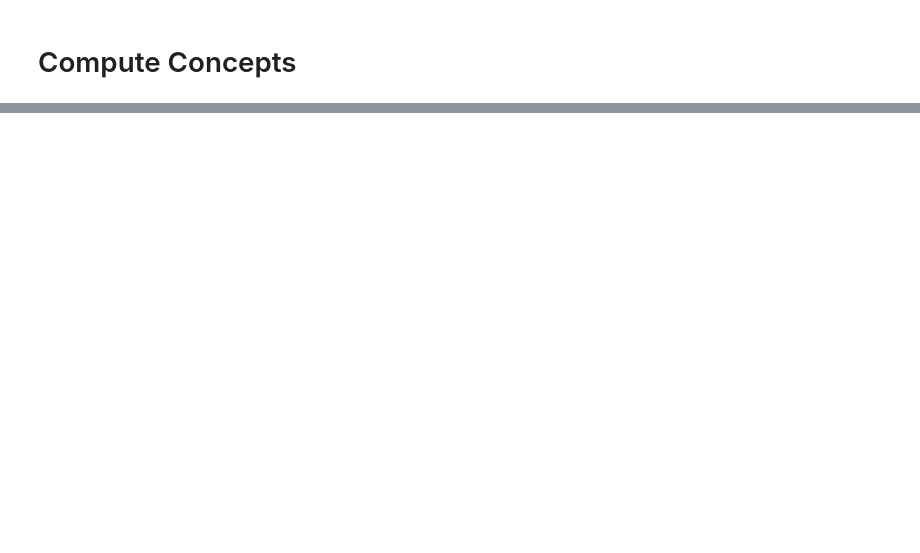
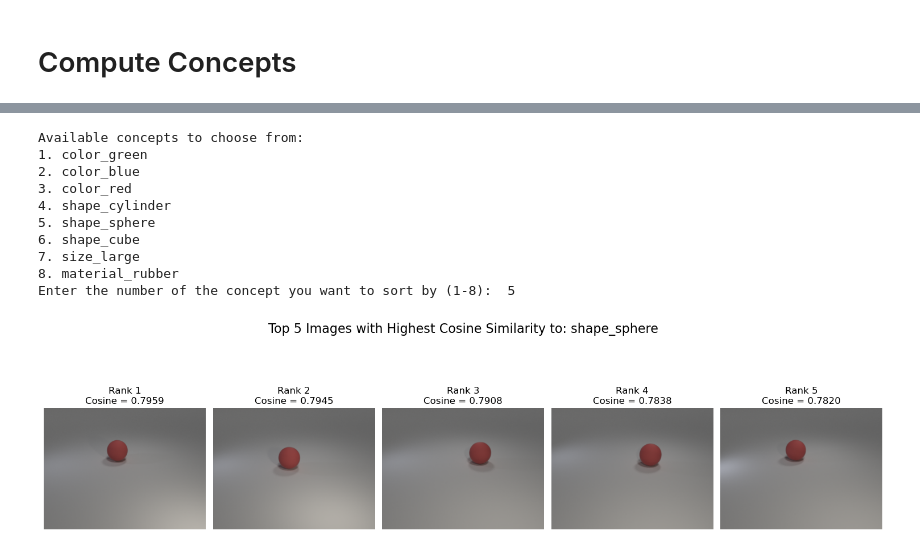
Before and after one commit to cassandra-goldberg/Calibrated_Concepts, a Jupyter notebook: Experiments/Compute-Concepts.ipynb, the cells around one changed output, grey strips where cells are left out. Cells and saved outputs as stored; diff of their text form; code cells hidden in the pictures; blank space fills up the shorter version.

Commit message:
Finished Concept Extraction/Visualization for CLEVR

```diff
--- a/Experiments/Compute-Concepts.ipynb
+++ b/Experiments/Compute-Concepts.ipynb
@@ -164,0 +199,76 @@ torch.Size([1001, 768])
+# %%
+def get_user_choice(concept_columns):
+    """Helper function to get the user's choice for concept"""
+    print("Available concepts to choose from:")
+    for idx, concept in enumerate(concept_columns):
+        print(f"{idx + 1}. {concept}")
+
+    while True:
+        try:
+            choice = int(input(f"Enter the number of the concept you want to sort by (1-{len(concept_columns)}): "))
+            if 1 <= choice <= len(concept_columns):
+                return concept_columns[choice - 1]
+            else:
+                print("Invalid choice, please select a number from the list.")
+        except ValueError:
+            print("Invalid input. Please enter a number.")
+
+def plot_aligned_images(k=5, dataset_name='CLEVR'):
+    """ Plot k images most aligned with a user chosen concept from the given dataset
+    """
+
+    # Load the cosine similarity results
+    cosine_df = pd.read_csv(f'Experiments/Cosine_Similarities/{dataset_name}/cosine_similarities.csv')
+
+    # # Get the user's choice of concept out of the potential options
+    concept_columns = list(cosine_df.columns)
+    concept_key = get_user_choice(concept_columns)
+
+    # Sort by cosine similarity and get the top k highest values for the specified concept
+    top_k_indices = cosine_df.nlargest(k, concept_key).index.tolist()
+
+    # Load metadata
+    metadata_df = pd.read_csv(f'Data/{dataset_name}/metadata.csv')
+
+    # Calculate the number of rows and columns for the plot
+    n_cols = min(k, 5)  # Up to 5 images per row
+    n_rows = (k + 4) // 5  # Calculate number of rows needed
+
+    # Plot the top k images based on cosine similarity
+    fig, axes = plt.subplots(n_rows, n_cols, figsize=(15, 5 * n_rows))
+    axes = axes.flatten()  # Flatten the axes array to easily index it
+
+    plt.suptitle(f"Top {k} Images with Highest Cosine Similarity to: {concept_key}", fontsize=16)
+
+    image_dir = f'Data/{dataset_name}/images/'
+    for rank, idx in enumerate(top_k_indices):
+        if rank >= len(axes):  # In case there are fewer images than axes
+            break
+
+        # Get the image path from metadata
+        image_filename = metadata_df.loc[idx, 'image_path']
+        img = Image.open(image_filename).convert("RGB")
+
+        cos_value = cosine_df.loc[idx, concept_key]
+        axes[rank].imshow(img)
+        axes[rank].set_title(f"Rank {rank+1}\nCosine = {cos_value:.4f}")
+        axes[rank].axis('off')
+
+    plt.subplots_adjust(top=0.9, bottom=0.05, hspace=0.3)
+    plt.tight_layout(pad=0.9, h_pad=0.2)
+    plt.show()
+
+
+plot_aligned_images()
+# %% [output]
+Available concepts to choose from:
+1. color_green
+2. color_blue
+3. color_red
+4. shape_cylinder
+5. shape_sphere
+6. shape_cube
+7. size_large
+8. material_rubber
+Enter the number of the concept you want to sort by (1-8):  5
+[figure, added]
```
Also changed, not shown: parts of 5 cells of this notebook, 1 other file.
